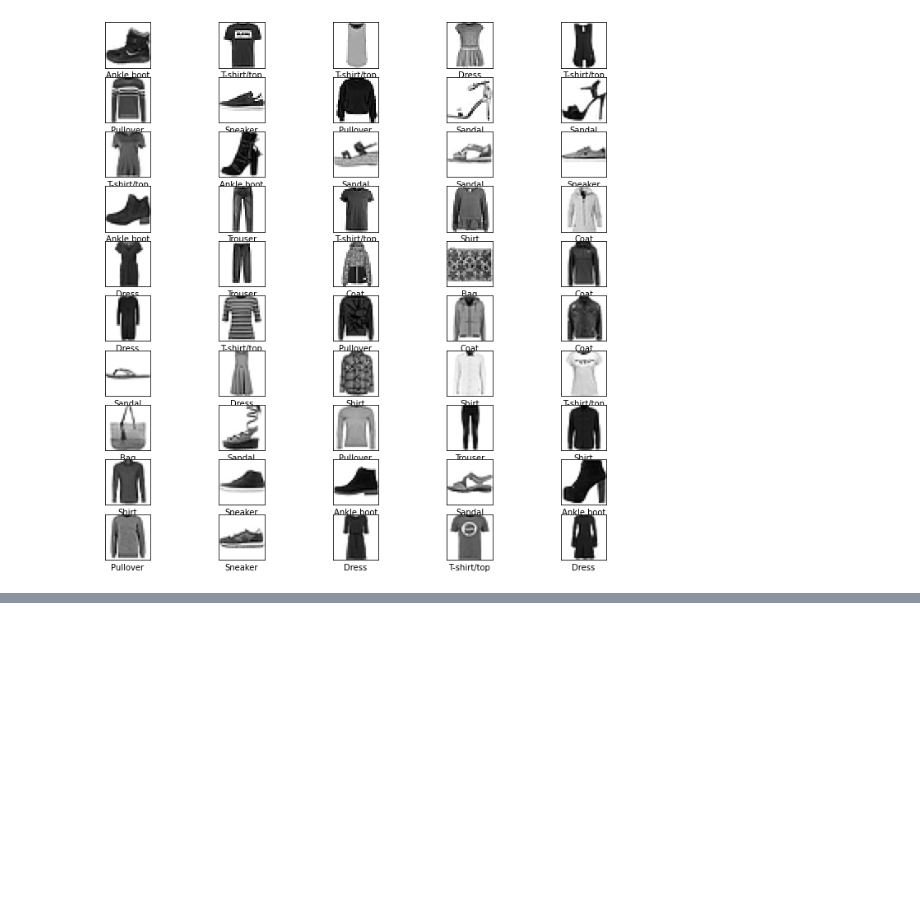
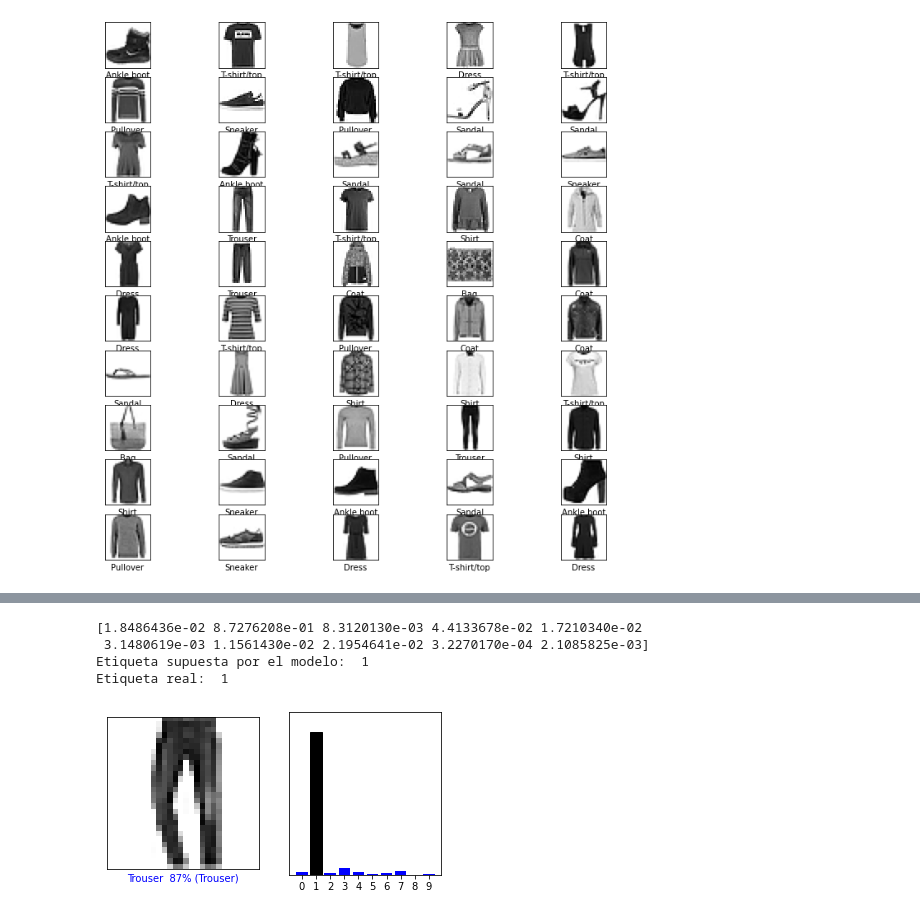
Before and after one commit to aguscura/Python-Deep-Learning, a Jupyter notebook: Fashion_MNIST.ipynb, the cells around one changed output, grey strips where cells are left out. Saved outputs shown, nothing was run; the diff lists cells and outputs as text; code cells hidden in the pictures; blank space fills up the shorter version.

```diff
--- a/Fashion_MNIST.ipynb
+++ b/Fashion_MNIST.ipynb
@@ -126,0 +127,12 @@ Test accuracy:  0.7444999814033508
+# %%
+# Predictions
+
+predictions = model.predict(test_images)
+print(predictions[5]) #example
+print("Etiqueta supuesta por el modelo: ", np.argmax(predictions[5]))
+print("Etiqueta real: ", test_labels[5])
+# %% [output]
+[1.8486436e-02 8.7276208e-01 8.3120130e-03 4.4133678e-02 1.7210340e-02
+ 3.1480619e-03 1.1561430e-02 2.1954641e-02 3.2270170e-04 2.1085825e-03]
+Etiqueta supuesta por el modelo:  1
+Etiqueta real:  1
@@ -126,0 +168,32 @@ Test accuracy:  0.7444999814033508
+# %%
+# i --> Indice
+# predictions_array --> Arreglo de 10 numeros con las probabilidades de las diferentes prendas.
+# true_label --> Array con todas las etiquetas correctas de las 10.000 imagenes de prueba.
+
+def plot_value_array(i, predictions_array, true_label):
+
+    predictions_array, true_label = predictions_array[i], true_label[i]
+    plt.grid(False)
+    plt.xticks(range(10)) # Rango de 0 a 9.
+    plt.yticks([])
+
+    thisplot = plt.bar(range(10), predictions_array, color="blue") #A priori todas las barras, azules.
+    plt.ylim([0,1]) #limite del eje y
+    predicted_label = np.argmax(predictions_array)
+
+    #IMPORTANTE
+    """Estas ultimas dos lineas lo que hacen es: Sí la true label coincide con la predicted label, te va a mostrar esa barra en color negro (ejemplo del pantalon) y obviamente el resto de las
+    barras en color azul. Si NO coinciden, o sea que hay un error de predicción, vamos a tener la true label de negro, la predicted label (errónea) de rojo y el resto de color azul."""
+
+    thisplot[predicted_label].set_color('red')
+    thisplot[true_label].set_color('black')
+# %%
+i = 5
+plt.figure(figsize =(6,3))
+plt.subplot(1,2,1)
+plot_image(i, predictions, test_labels, test_images)
+plt.subplot(1,2,2)
+plot_value_array(i, predictions, test_labels)
+plt.show()
+# %% [output]
+[figure, added]
```
Also changed, not shown: parts of 6 cells of this notebook.
